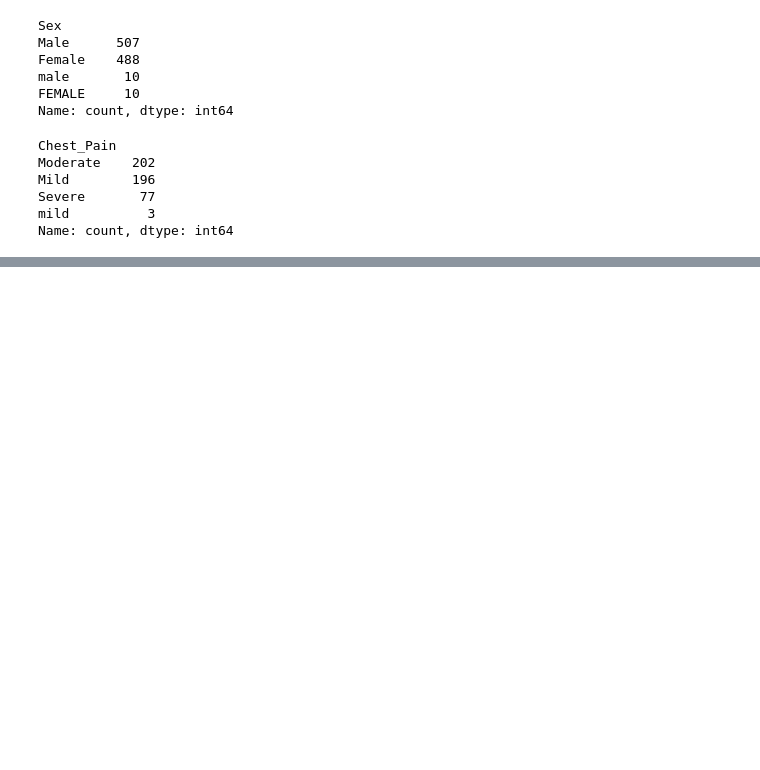
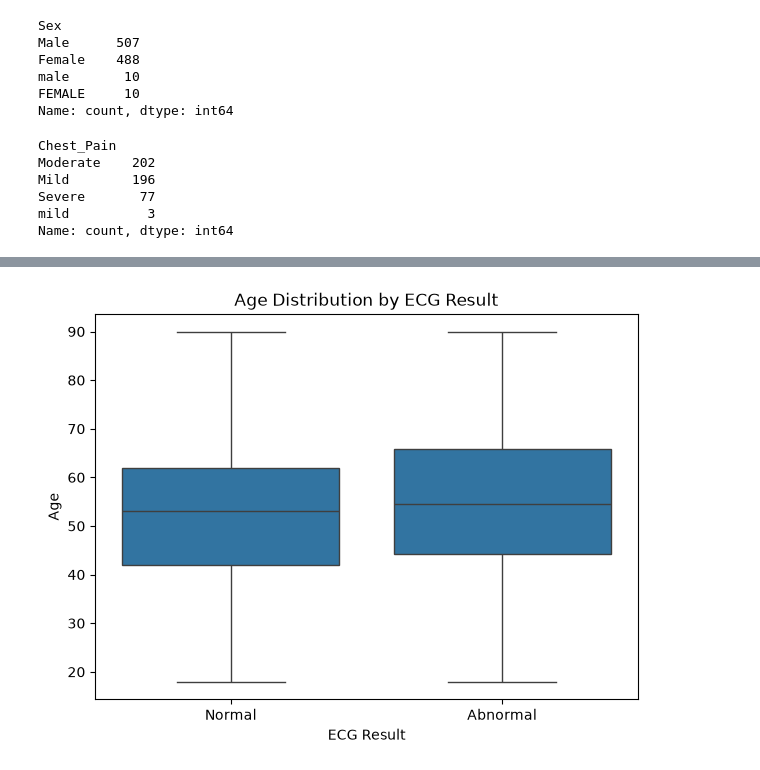
Before and after one commit to janakisingh-bme/Machine_Learning, a Jupyter notebook: notebooks/cardiovascular.ipynb, the cells around one changed output, grey strips where cells are left out. Saved outputs shown, nothing was run; the diff lists cells and outputs as text; code cells hidden in the pictures; blank space fills up the shorter version.

Commit message:
Implement EDA, Data Preprocessing, and Feature Engineering

```diff
--- a/notebooks/cardiovascular.ipynb
+++ b/notebooks/cardiovascular.ipynb
@@ -118,0 +423,16 @@ Name: count, dtype: int64
+# %%
+plt.figure(figsize=(7, 5))
+
+sns.boxplot(
+    data=clean_df,
+    x="ECG_Result",
+    y="Age"
+)
+
+plt.title("Age Distribution by ECG Result")
+plt.xlabel("ECG Result")
+plt.ylabel("Age")
+
+plt.show()
+# %% [output]
+[figure, added]
```
Also changed, not shown: parts of 106 cells of this notebook.
